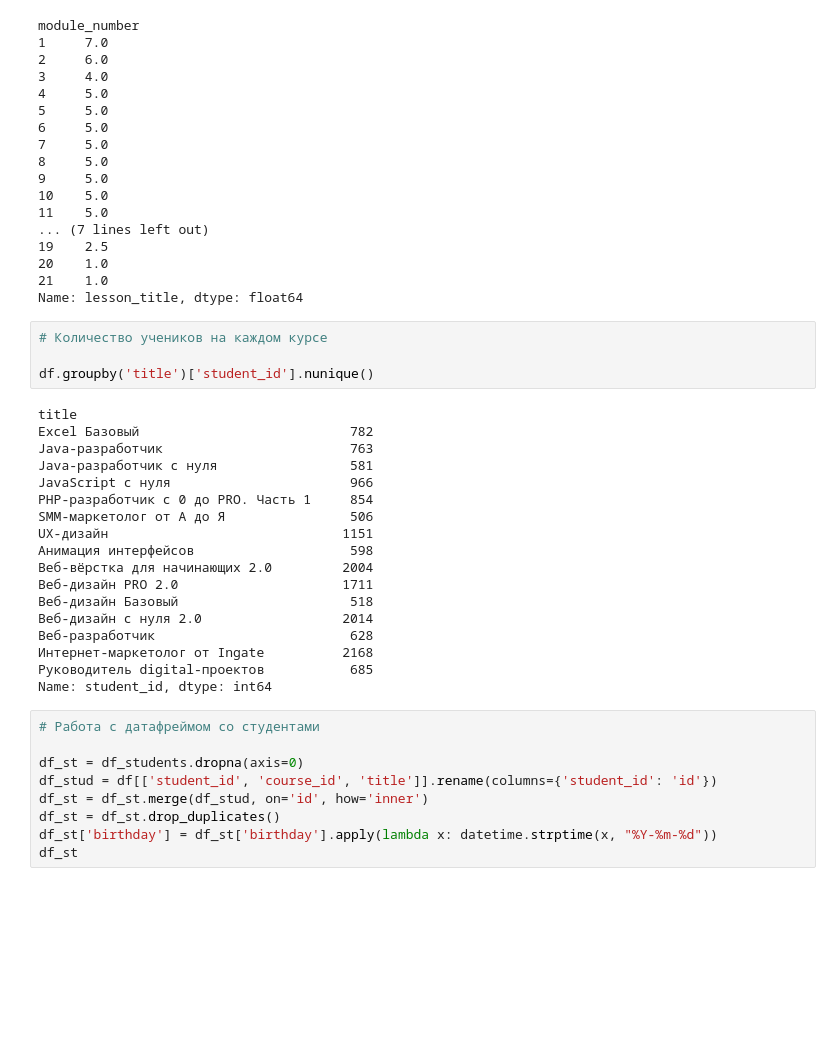
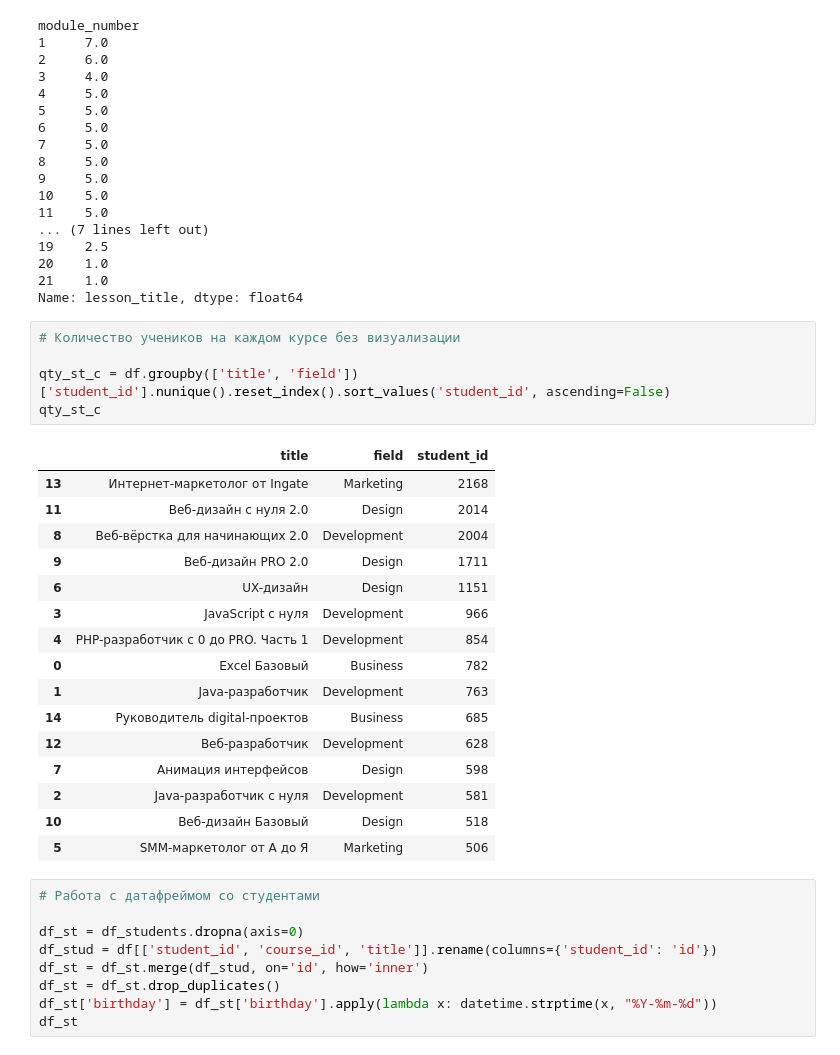
Before and after one commit to SergioKramer/Course_Analyst, a Jupyter notebook: Coursework_analytics_1_kramer.ipynb, the cells around one changed output. Saved outputs shown, nothing was run; the diff lists cells and outputs as text; blank space fills up the shorter version.

```diff
--- a/Coursework_analytics_1_kramer.ipynb
+++ b/Coursework_analytics_1_kramer.ipynb
@@ -185,27 +181,27 @@ module_number
 21    1.0
 Name: lesson_title, dtype: float64
 # %%
-# Количество учеников на каждом курсе
+# Количество учеников на каждом курсе без визуализации
 
-df.groupby('title')['student_id'].nunique()
+qty_st_c = df.groupby(['title', 'field'])['student_id'].nunique().reset_index().sort_values('student_id', ascending=False)
+qty_st_c
 # %% [output]
-title
-Excel Базовый                           782
-Java-разработчик                        763
-Java-разработчик c нуля                 581
-JavaScript с нуля                       966
-PHP-разработчик с 0 до PRO. Часть 1     854
-SMM-маркетолог от А до Я                506
-UX-дизайн                              1151
-Анимация интерфейсов                    598
-Веб-вёрстка для начинающих 2.0         2004
-Веб-дизайн PRO 2.0                     1711
-Веб-дизайн Базовый                      518
-Веб-дизайн с нуля 2.0                  2014
-Веб-разработчик                         628
-Интернет-маркетолог от Ingate          2168
-Руководитель digital-проектов           685
-Name: student_id, dtype: int64
+|  | title | field | student_id |
+| 13 | Интернет-маркетолог от Ingate | Marketing | 2168 |
+| 11 | Веб-дизайн с нуля 2.0 | Design | 2014 |
+| 8 | Веб-вёрстка для начинающих 2.0 | Development | 2004 |
+| 9 | Веб-дизайн PRO 2.0 | Design | 1711 |
+| 6 | UX-дизайн | Design | 1151 |
+| 3 | JavaScript с нуля | Development | 966 |
+| 4 | PHP-разработчик с 0 до PRO. Часть 1 | Development | 854 |
+| 0 | Excel Базовый | Business | 782 |
+| 1 | Java-разработчик | Development | 763 |
+| 14 | Руководитель digital-проектов | Business | 685 |
+| 12 | Веб-разработчик | Development | 628 |
+| 7 | Анимация интерфейсов | Design | 598 |
+| 2 | Java-разработчик c нуля | Development | 581 |
+| 10 | Веб-дизайн Базовый | Design | 518 |
+| 5 | SMM-маркетолог от А до Я | Marketing | 506 |
 # %%
 # Работа с датафреймом со студентами
 
```
Also changed, not shown: parts of 6 cells of this notebook.
